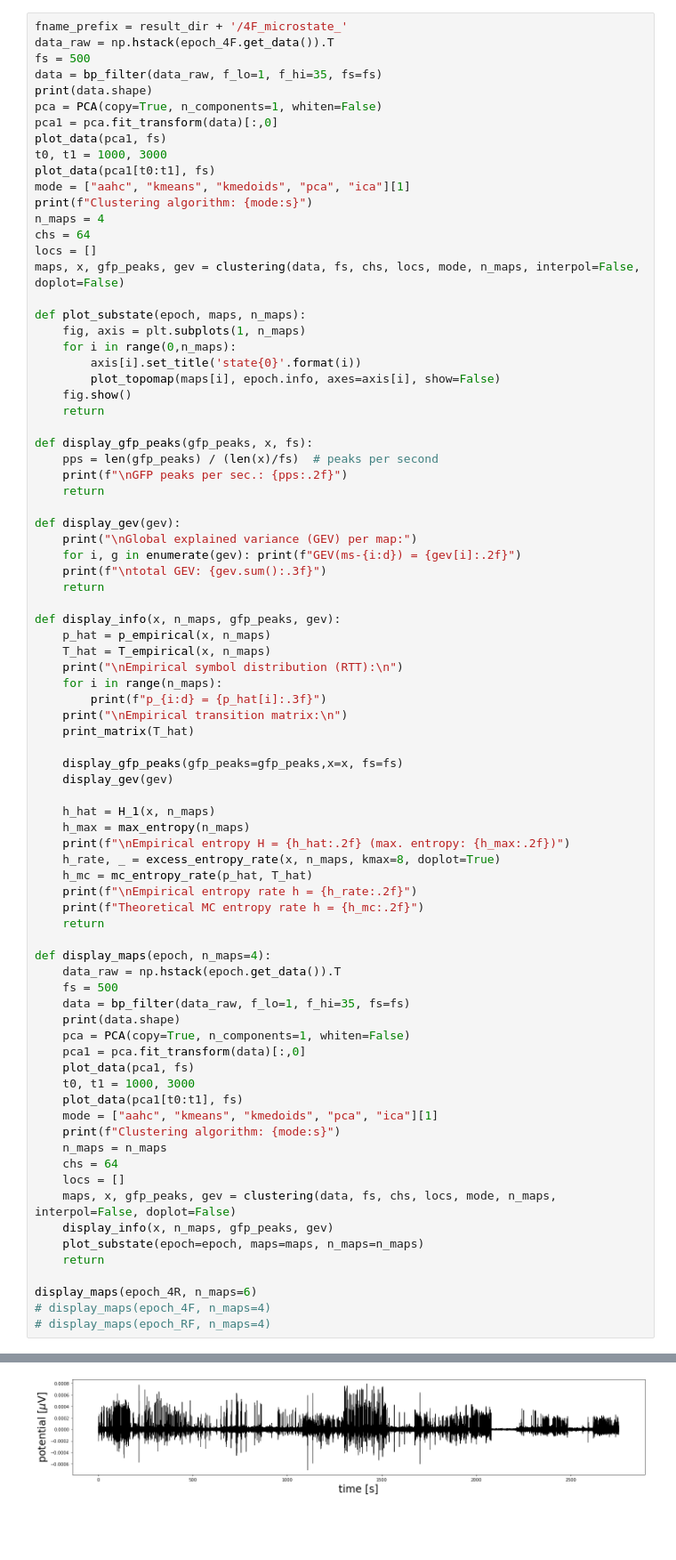
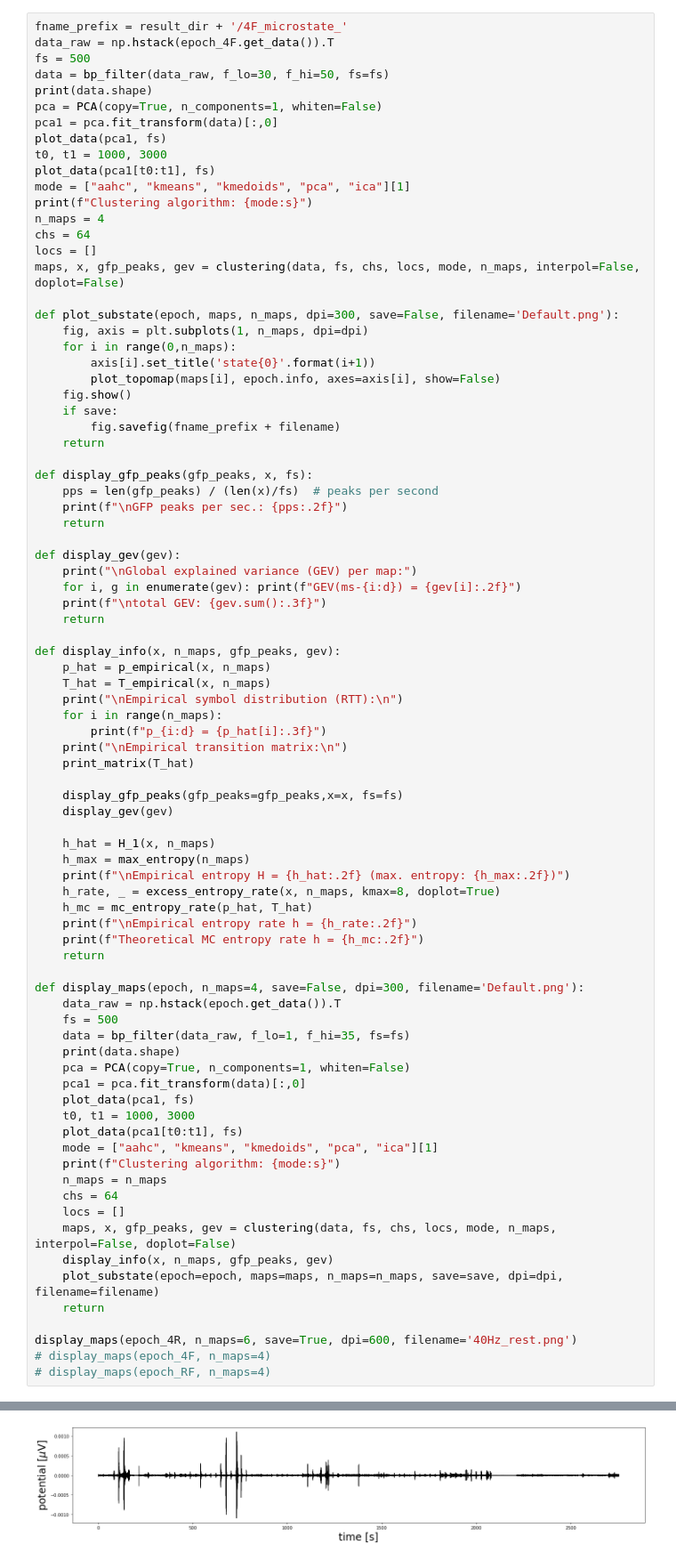
Before and after one commit to zhenyumi/LangouEEG, a Jupyter notebook: langouMicrostates_copy.ipynb, the cells around one changed output, grey strips where cells are left out. Shown at 89% size. Drawn from its saved outputs; the diff is of its cells as text; blank space fills up the shorter version.

```diff
--- a/langouMicrostates_copy.ipynb
+++ b/langouMicrostates_copy.ipynb
@@ -100,7 +310,7 @@ epoch_4R = mne.concatenate_epochs(list(epochs_4R.values()))
 fname_prefix = result_dir + '/4F_microstate_'
 data_raw = np.hstack(epoch_4F.get_data()).T
 fs = 500
-data = bp_filter(data_raw, f_lo=1, f_hi=35, fs=fs)
+data = bp_filter(data_raw, f_lo=30, f_hi=50, fs=fs)
 print(data.shape)
 pca = PCA(copy=True, n_components=1, whiten=False)
 pca1 = pca.fit_transform(data)[:,0]
@@ -114,12 +324,14 @@ chs = 64
 locs = []
 maps, x, gfp_peaks, gev = clustering(data, fs, chs, locs, mode, n_maps, interpol=False, doplot=False)
 
-def plot_substate(epoch, maps, n_maps):
-    fig, axis = plt.subplots(1, n_maps)
+def plot_substate(epoch, maps, n_maps, dpi=300, save=False, filename='Default.png'):
+    fig, axis = plt.subplots(1, n_maps, dpi=dpi)
     for i in range(0,n_maps):
-        axis[i].set_title('state{0}'.format(i))
+        axis[i].set_title('state{0}'.format(i+1))
         plot_topomap(maps[i], epoch.info, axes=axis[i], show=False)
     fig.show()
+    if save:
+        fig.savefig(fname_prefix + filename)
     return
 
 def display_gfp_peaks(gfp_peaks, x, fs):
@@ -149,34 +361,34 @@ def display_info(x, n_maps, gfp_peaks, gev):
     h_max = max_entropy(n_maps)
     print(f"\nEmpirical entropy H = {h_hat:.2f} (max. entropy: {h_max:.2f})")
     h_rate, _ = excess_entropy_rate(x, n_maps, kmax=8, doplot=True)
     h_mc = mc_entropy_rate(p_hat, T_hat)
     print(f"\nEmpirical entropy rate h = {h_rate:.2f}")
     print(f"Theoretical MC entropy rate h = {h_mc:.2f}")
     return
 
-def display_maps(epoch, n_maps=4):
+def display_maps(epoch, n_maps=4, save=False, dpi=300, filename='Default.png'):
     data_raw = np.hstack(epoch.get_data()).T
     fs = 500
     data = bp_filter(data_raw, f_lo=1, f_hi=35, fs=fs)
     print(data.shape)
     pca = PCA(copy=True, n_components=1, whiten=False)
     pca1 = pca.fit_transform(data)[:,0]
     plot_data(pca1, fs)
     t0, t1 = 1000, 3000
     plot_data(pca1[t0:t1], fs)
     mode = ["aahc", "kmeans", "kmedoids", "pca", "ica"][1]
     print(f"Clustering algorithm: {mode:s}")
     n_maps = n_maps
     chs = 64
     locs = []
     maps, x, gfp_peaks, gev = clustering(data, fs, chs, locs, mode, n_maps, interpol=False, doplot=False)
     display_info(x, n_maps, gfp_peaks, gev)
-    plot_substate(epoch=epoch, maps=maps, n_maps=n_maps)
+    plot_substate(epoch=epoch, maps=maps, n_maps=n_maps, save=save, dpi=dpi, filename=filename)
     return
 
-display_maps(epoch_4R, n_maps=6)
+display_maps(epoch_4R, n_maps=6, save=True, dpi=600, filename='40Hz_rest.png')
 # display_maps(epoch_4F, n_maps=4)
 # display_maps(epoch_RF, n_maps=4)
 # %% [output]
 (1377102, 64)
-[figure, old version]
+[figure, new version]
```
Also changed, not shown: parts of 6 cells of this notebook, 2 other files.
